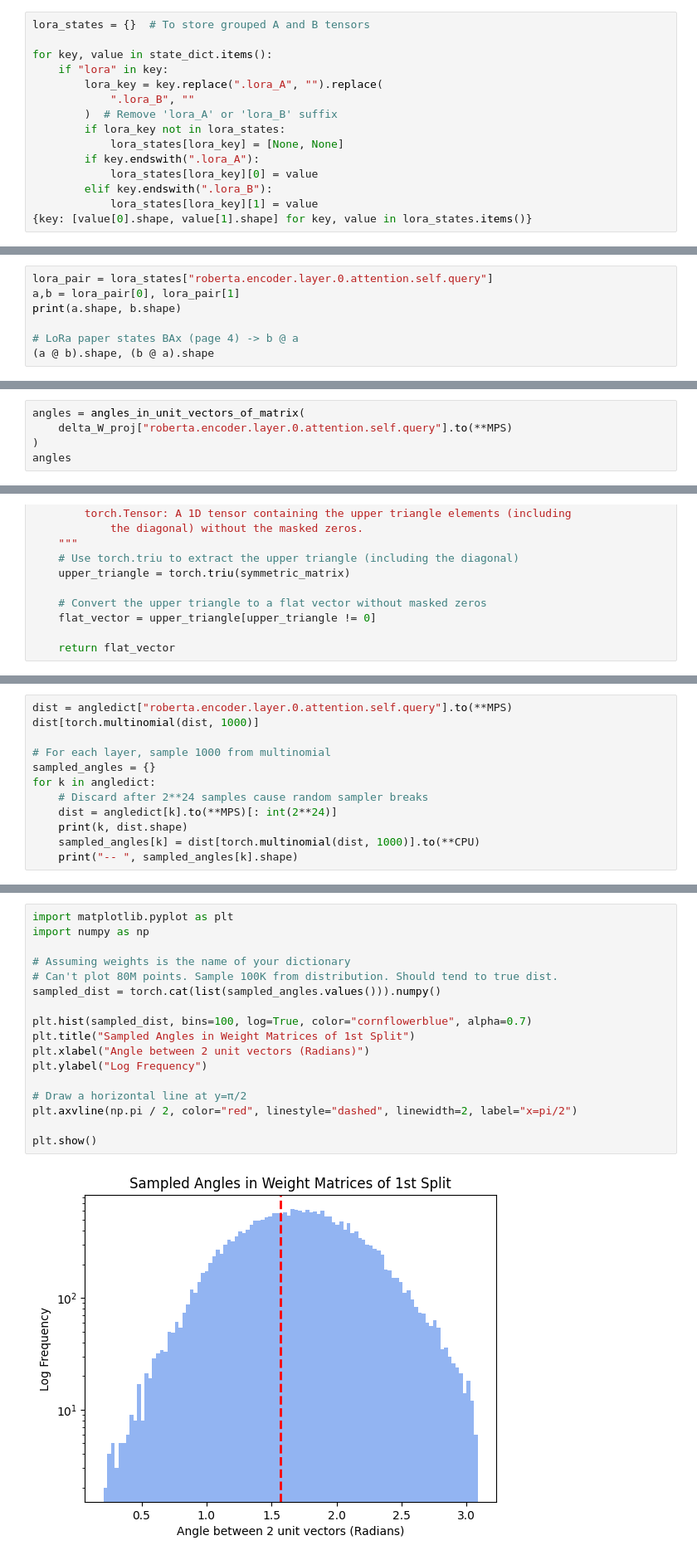
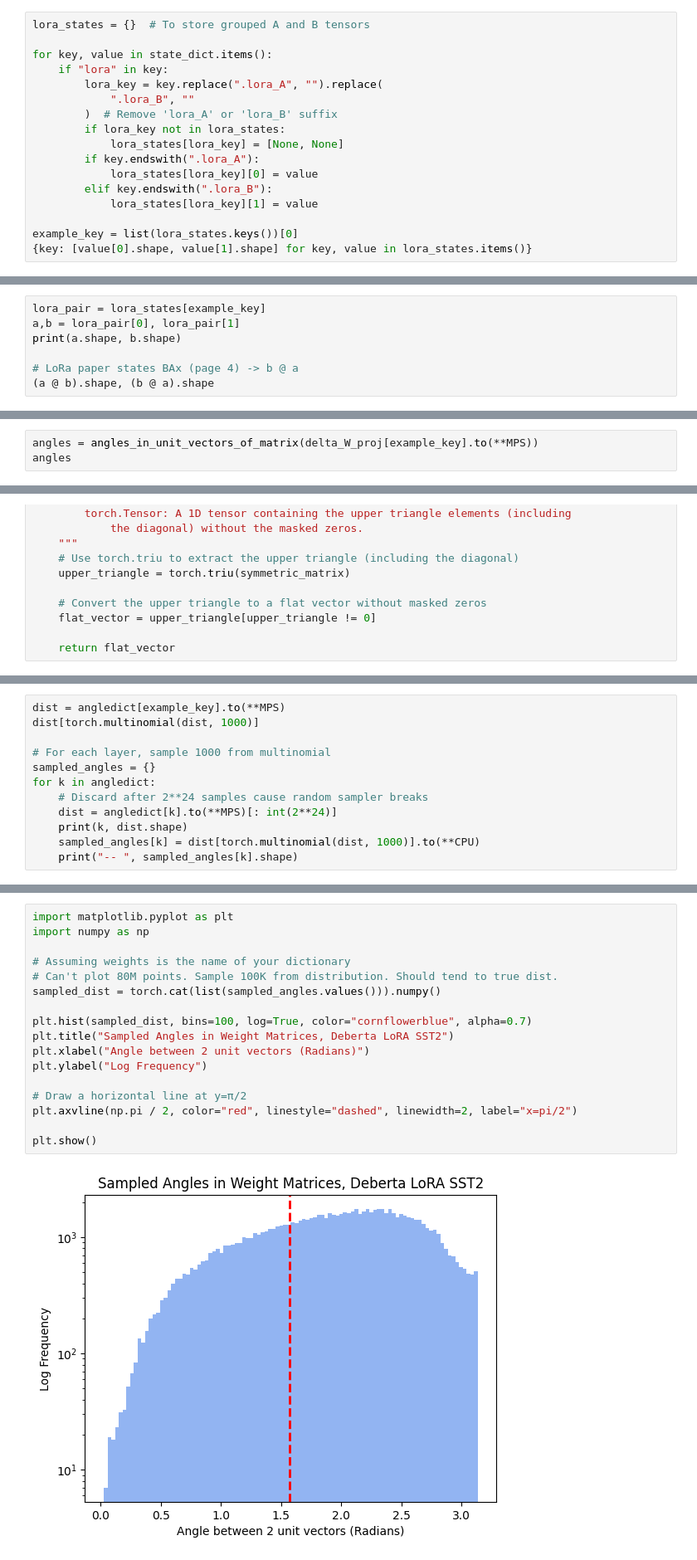
Before and after one commit to photomz/dotty, a Jupyter notebook: dotty.ipynb, the cells around one changed output, grey strips where cells are left out. Shown at 83% size. Cells and saved outputs as stored; diff of their text form.

Commit message:
more falsification proof w deberta lora

```diff
--- a/dotty.ipynb
+++ b/dotty.ipynb
@@ -45,5 +45,7 @@ for key, value in state_dict.items():
             lora_states[lora_key][0] = value
         elif key.endswith(".lora_B"):
             lora_states[lora_key][1] = value
+
+example_key = list(lora_states.keys())[0]
 {key: [value[0].shape, value[1].shape] for key, value in lora_states.items()}
 # %% [output]
@@ -67,5 +69,5 @@ for key, value in state_dict.items():
 # %%
-lora_pair = lora_states["roberta.encoder.layer.0.attention.self.query"]
+lora_pair = lora_states[example_key]
 a,b = lora_pair[0], lora_pair[1]
 print(a.shape, b.shape)
 
@@ -126,8 +128,6 @@ def angles_in_unit_vectors_of_matrix(matrix: torch.Tensor) -> torch.Tensor:
 MPS = {'device': 'mps', 'dtype': torch.float32}
 CPU = {'device': 'cpu', 'dtype': torch.float16}
 # %%
-angles = angles_in_unit_vectors_of_matrix(
-    delta_W_proj["roberta.encoder.layer.0.attention.self.query"].to(**MPS)
-)
+angles = angles_in_unit_vectors_of_matrix(delta_W_proj[example_key].to(**MPS))
 angles
 # %% [output]
@@ -210,5 +214,5 @@ dict_keys(['model.embed_tokens.weight', 'model.layers.0.self_attn.q_proj.weight'
 # %%
-dist = angledict["roberta.encoder.layer.0.attention.self.query"].to(**MPS)
+dist = angledict[example_key].to(**MPS)
 dist[torch.multinomial(dist, 1000)]
 
 # For each layer, sample 1000 from multinomial
@@ -260,19 +264,19 @@ roberta.encoder.layer.11.attention.self.value torch.Size([294883])
 # %%
 import matplotlib.pyplot as plt
 import numpy as np
 
 # Assuming weights is the name of your dictionary
 # Can't plot 80M points. Sample 100K from distribution. Should tend to true dist.
 sampled_dist = torch.cat(list(sampled_angles.values())).numpy()
 
 plt.hist(sampled_dist, bins=100, log=True, color="cornflowerblue", alpha=0.7)
-plt.title("Sampled Angles in Weight Matrices of 1st Split")
+plt.title("Sampled Angles in Weight Matrices, Deberta LoRA SST2")
 plt.xlabel("Angle between 2 unit vectors (Radians)")
 plt.ylabel("Log Frequency")
 
 # Draw a horizontal line at y=π/2
 plt.axvline(np.pi / 2, color="red", linestyle="dashed", linewidth=2, label="x=pi/2")
 
 plt.show()
 # %% [output]
-[figure, old version]
+[figure, new version]
```
Also changed, not shown: parts of 12 cells of this notebook, 3 other files.
